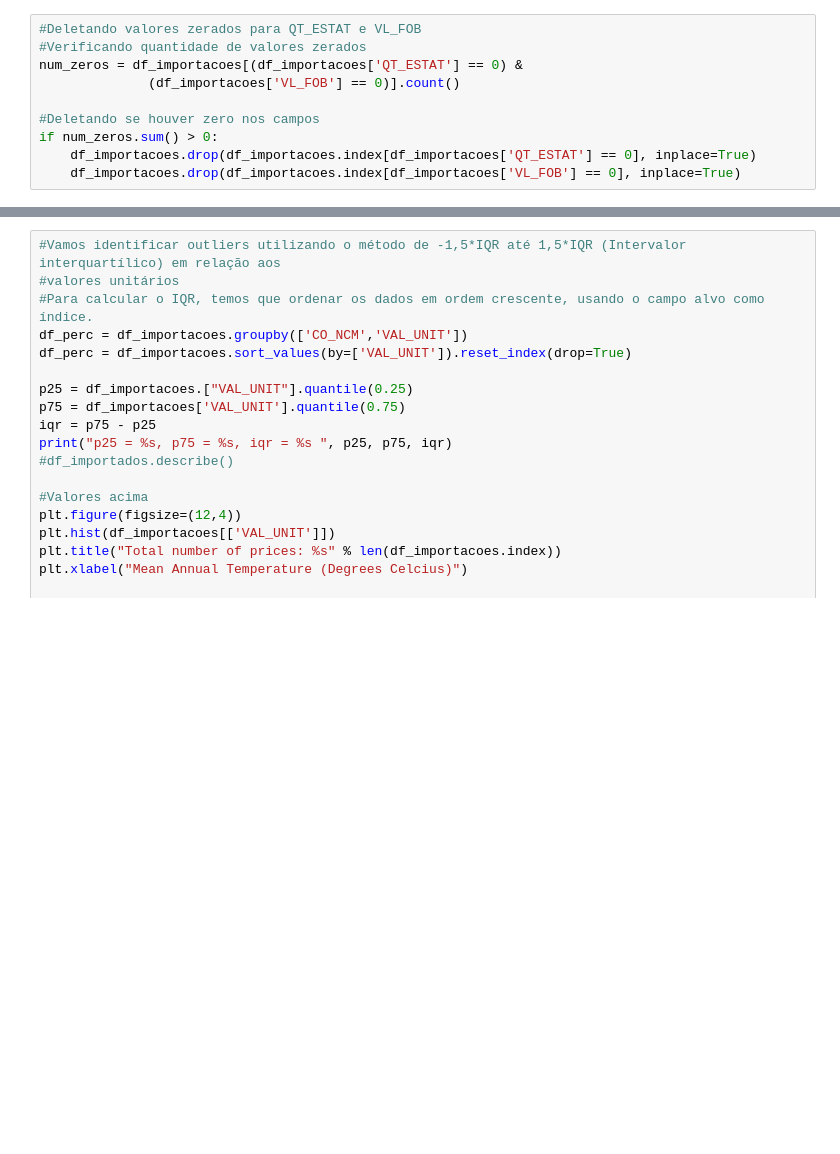
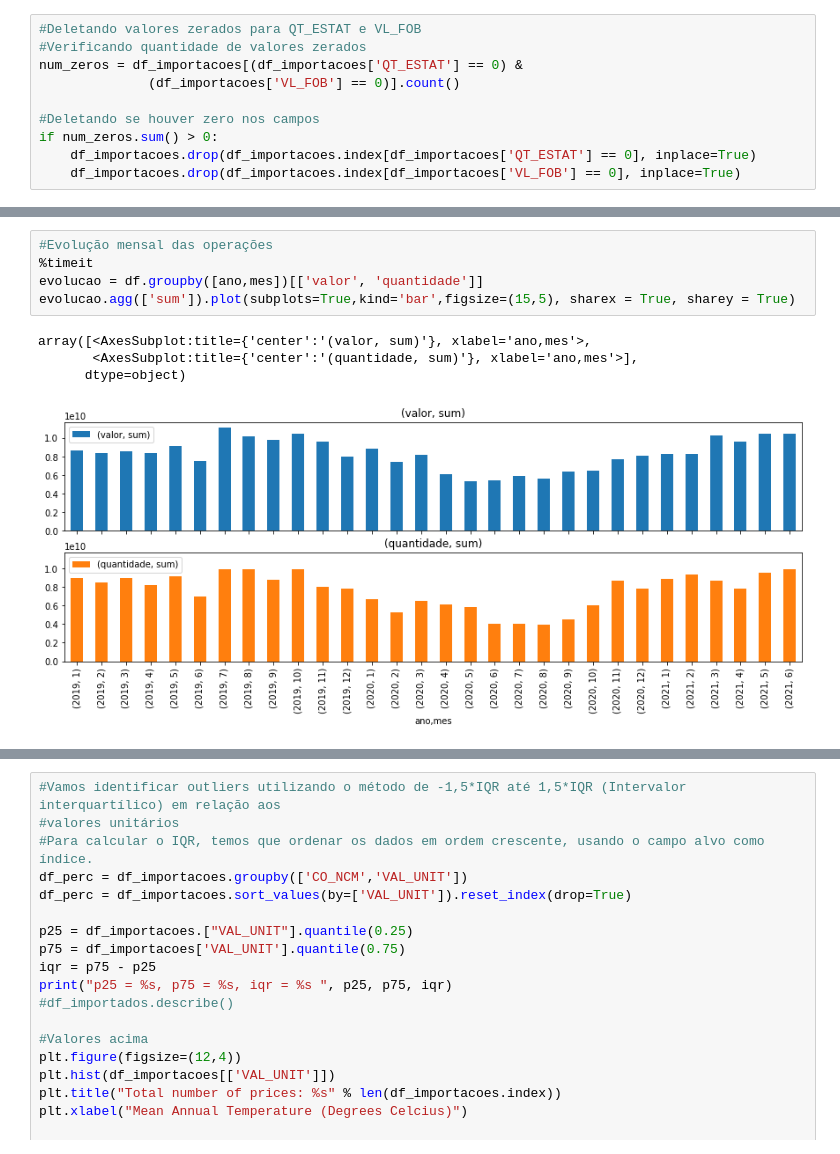
Before and after one commit to jrobertolima/projetoTCC, a Jupyter notebook: ProjetoTCC-Compara.ipynb, the cells around one changed output, grey strips where cells are left out. Drawn from its saved outputs; the diff is of its cells as text; blank space fills up the shorter version.

```diff
--- a/ProjetoTCC-Compara.ipynb
+++ b/ProjetoTCC-Compara.ipynb
@@ -612,0 +633,10 @@ df_importacoes.to_csv('Datasets/imp_consolidado.csv',sep=';', encoding='cp1250',
+# %%
+#Evolução mensal das operações
+%timeit
+evolucao = df.groupby([ano,mes])[['valor', 'quantidade']]
+evolucao.agg(['sum']).plot(subplots=True,kind='bar',figsize=(15,5), sharex = True, sharey = True)
+# %% [output]
+array([<AxesSubplot:title={'center':'(valor, sum)'}, xlabel='ano,mes'>,
+       <AxesSubplot:title={'center':'(quantidade, sum)'}, xlabel='ano,mes'>],
+      dtype=object)
+[figure, added]
```
Also changed, not shown: parts of 14 cells of this notebook.
